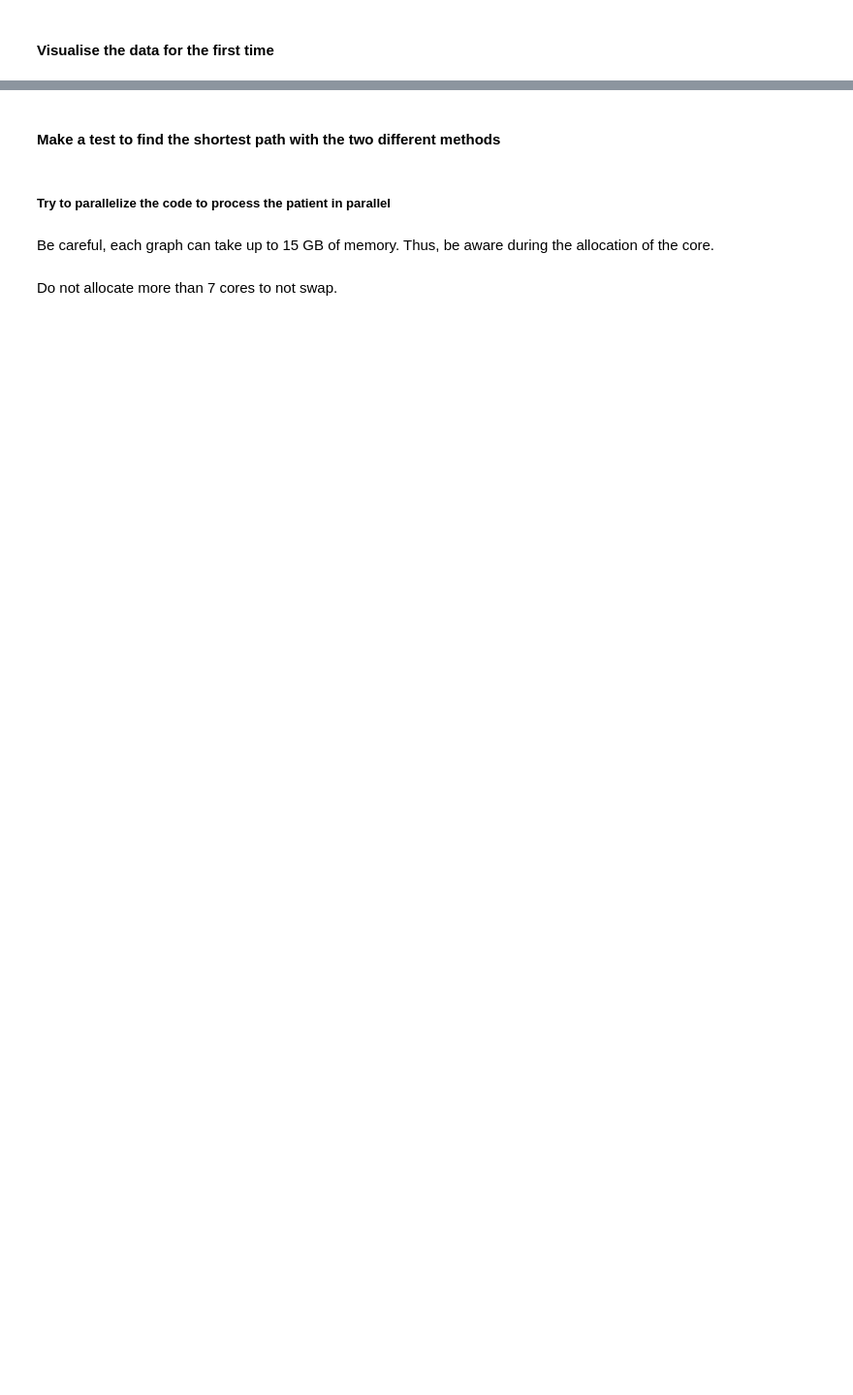
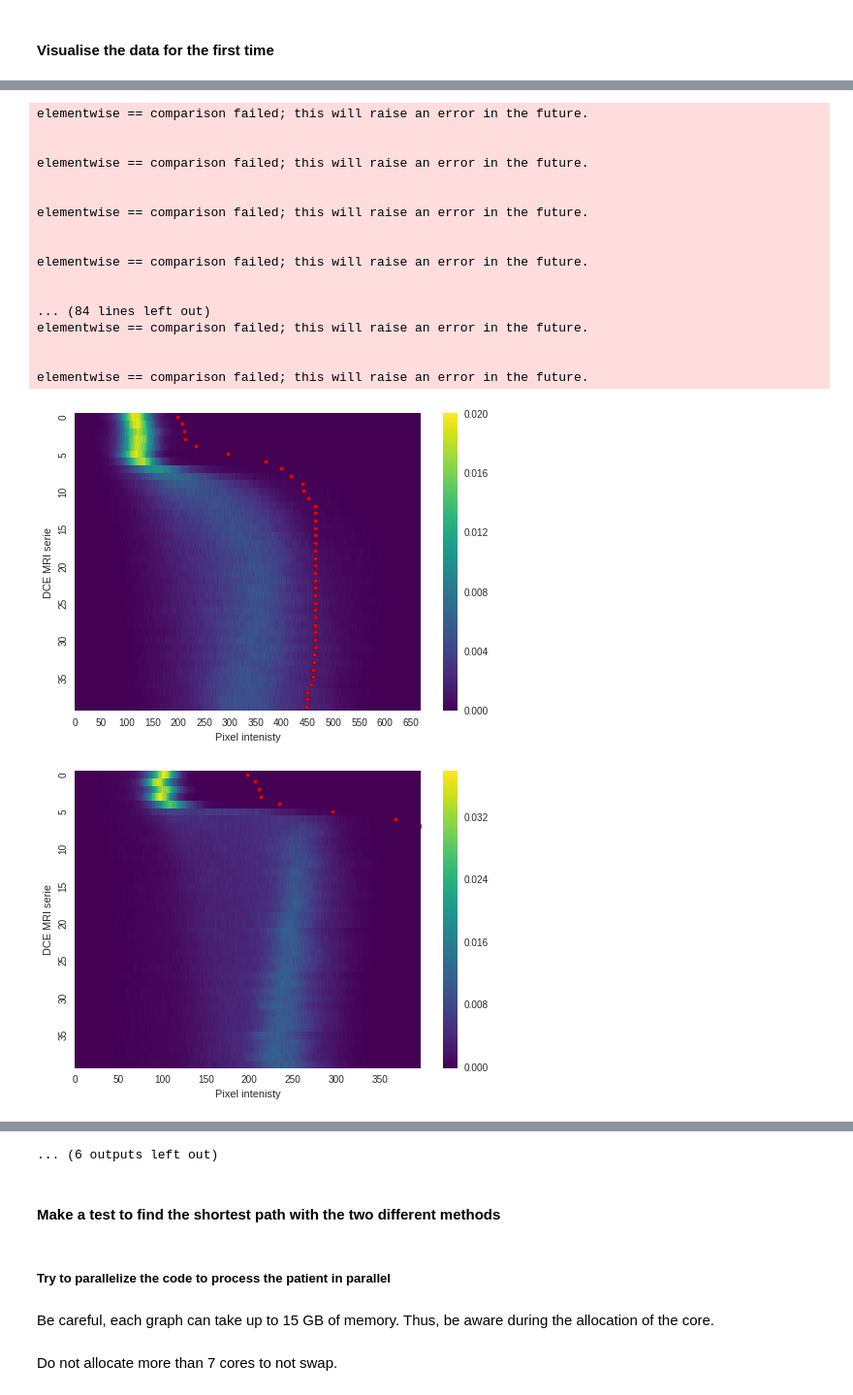
Before and after one commit to I2Cvb/prostate, a Jupyter notebook: notebook/normalisation-dce.ipynb, the cells around one changed output, grey strips where cells are left out. Shown at 97% size. Drawn from its saved outputs; the diff is of its cells as text; code cells hidden in the pictures; blank space fills up the shorter version.

```diff
--- a/notebook/normalisation-dce.ipynb
+++ b/notebook/normalisation-dce.ipynb
@@ -320,0 +313,33 @@ for pat in patient_list:
+# %%
+arr = np.array([ 198.5,  207.5,  211.5,  213.5,  234.5,  296.5,  368.5,  398.5,
+         418.5,  440.5,  441.5,  452.5,  464.5,  464.5,  464.5,  464.5,
+         464.5,  464.5,  464.5,  464.5,  464.5,  464.5,  464.5,  464.5,
+         464.5,  464.5,  464.5,  464.5,  464.5,  464.5,  464.5,  464.5,
+         463.5,  462.5,  461.5,  460.5,  456.5,  450.5,  449.5,  447.5])
+for i, pat in enumerate(patient_list):
+    plt.figure()
+    ax = sns.heatmap(build_heatmap(pat), cmap="viridis", cbar=True, xticklabels=50, yticklabels=5, linewidths=0)
+    sns.plt.scatter(arr[:], 39 - np.array(range(40)) + 0.5, label='mean', c='red', alpha=0.9)
+    plt.xlabel('Pixel intenisty')
+    plt.ylabel('DCE MRI serie')
+    plt.savefig('heatmap_{}.pdf'.format(i), bbox_inches='tight')
+# %% [output]
+elementwise == comparison failed; this will raise an error in the future.
+
+
+elementwise == comparison failed; this will raise an error in the future.
+
+
+elementwise == comparison failed; this will raise an error in the future.
+
+
+elementwise == comparison failed; this will raise an error in the future.
+
+
+... (84 lines left out)
+elementwise == comparison failed; this will raise an error in the future.
+
+
+elementwise == comparison failed; this will raise an error in the future.
+[figure, added]
+[figure, added]
@@ -321,3 +355,4 @@ for pat in patient_list:
+... (6 outputs left out)
 # %% [markdown]
 #### Make a test to find the shortest path with the two different methods
 # %%
```
Also changed, not shown: parts of 9 cells of this notebook, 2 other files.
